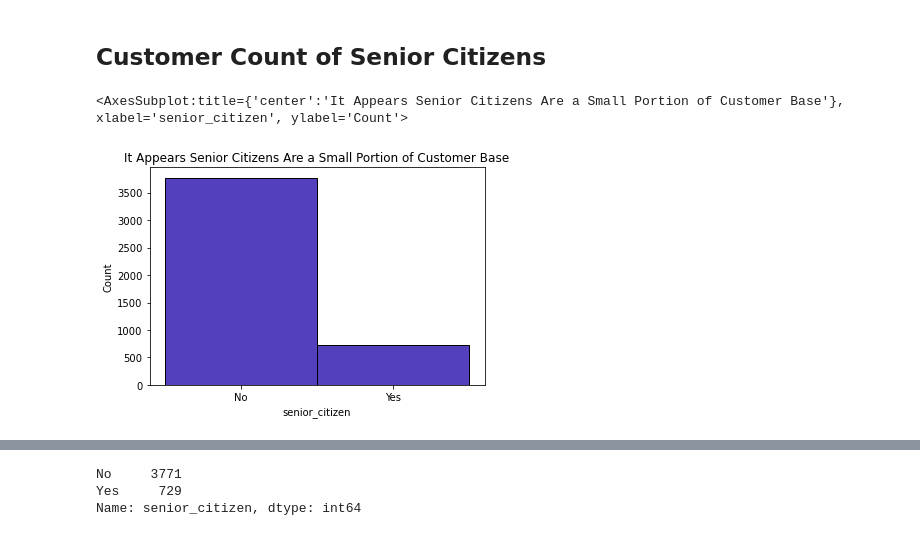
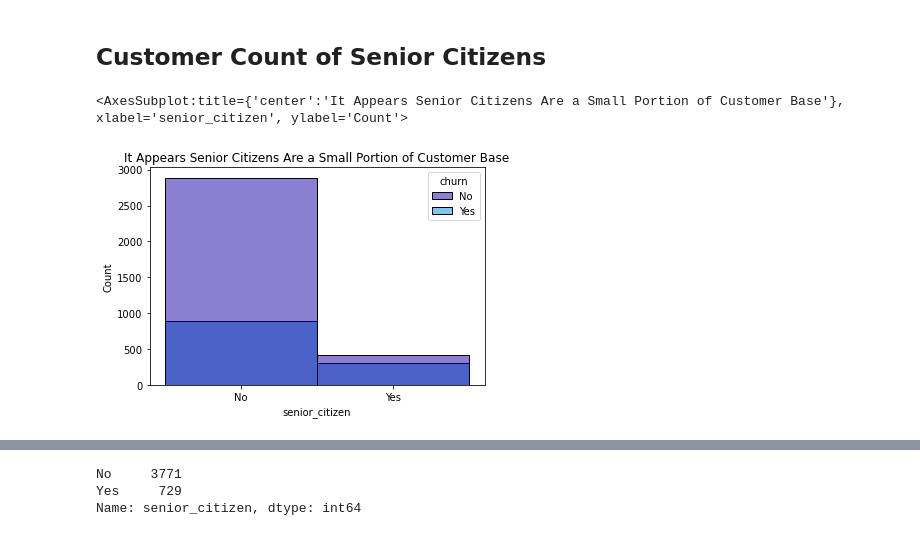
Before and after one commit to greg-maggard/classification_exercises, a Jupyter notebook: telco_classification_project/scratch_notes.ipynb, the cells around one changed output, grey strips where cells are left out. Drawn from its saved outputs; the diff is of its cells as text; code cells hidden in the pictures.

```diff
--- a/telco_classification_project/scratch_notes.ipynb
+++ b/telco_classification_project/scratch_notes.ipynb
@@ -135,7 +163,7 @@ Name: gender, dtype: int64
 ## Customer Count of Senior Citizens
 # %%
 plt.title("It Appears Senior Citizens Are a Small Portion of Customer Base")
-sns.histplot(train, x = 'senior_citizen', legend = True)
+sns.histplot(train, x = 'senior_citizen', hue = 'churn', legend = True)
 # %% [output]
 <AxesSubplot:title={'center':'It Appears Senior Citizens Are a Small Portion of Customer Base'}, xlabel='senior_citizen', ylabel='Count'>
-[figure, old version]
+[figure, new version]
```
Also changed, not shown: parts of 50 cells of this notebook, 1 other file.
